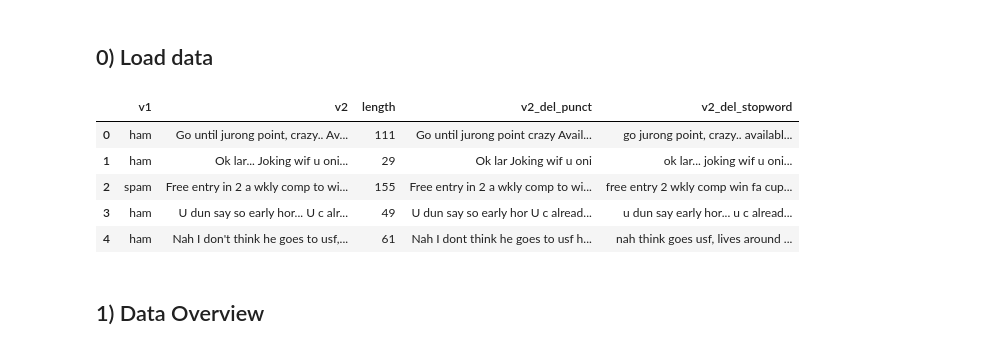
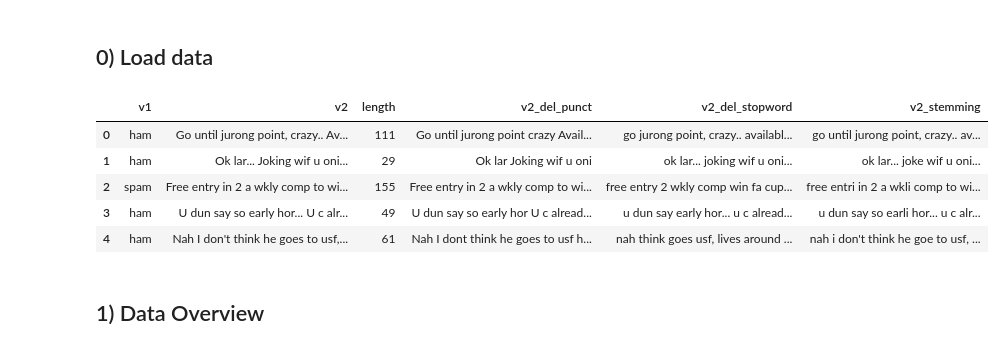
Before and after one commit to yennanliu/Kaggle.com_mini_project, a Jupyter notebook: SMS_spam_dataset/NLP_EDA.ipynb, the cells around one changed output. Cells and saved outputs as stored; diff of their text form; code cells hidden in the pictures.

Commit message:
get stem/vocabulary count.. features

```diff
--- a/SMS_spam_dataset/NLP_EDA.ipynb
+++ b/SMS_spam_dataset/NLP_EDA.ipynb
@@ -50,29 +50,39 @@ def stopwords(text):
     text = [word.lower() for word in text.split() if word.lower() not in sw]
     # joining the list of words with space separator
     return " ".join(text)
+
+
+# create an object of stemming function
+stemmer = SnowballStemmer("english")
+def stemming(text):
+    '''a function which stems each word in the given text'''
+    text = [stemmer.stem(word) for word in text.split()]
+    return " ".join(text)
 # %%
 # LOAD THE DATA
 
 df = pd.read_csv('spam.csv', delimiter=',',encoding='latin-1')
 df = df.loc[:,['v1','v2']]
 
 # get feature
 
 df['length'] = df['v2'].apply(get_sentence_length)
 # remove punctuation
 df['v2_del_punct'] = df['v2'].apply(remove_punctuation)
 # remove stopwords
 df['v2_del_stopword'] = df['v2'].apply(stopwords)
+# get stem
+df['v2_stemming'] = df['v2'].apply(stemming)
 
 
 df.head()
 # %% [output]
-|  | v1 | v2 | length | v2_del_punct | v2_del_stopword |
-| 0 | ham | Go until jurong point, crazy.. Av... | 111 | Go until jurong point crazy Avail... | go jurong point, crazy.. availabl... |
-| 1 | ham | Ok lar... Joking wif u oni... | 29 | Ok lar Joking wif u oni | ok lar... joking wif u oni... |
-| 2 | spam | Free entry in 2 a wkly comp to wi... | 155 | Free entry in 2 a wkly comp to wi... | free entry 2 wkly comp win fa cup... |
-| 3 | ham | U dun say so early hor... U c alr... | 49 | U dun say so early hor U c alread... | u dun say early hor... u c alread... |
-| 4 | ham | Nah I don't think he goes to usf,... | 61 | Nah I dont think he goes to usf h... | nah think goes usf, lives around ... |
+|  | v1 | v2 | length | v2_del_punct | v2_del_stopword | v2_stemming |
+| 0 | ham | Go until jurong point, crazy.. Av... | 111 | Go until jurong point crazy Avail... | go jurong point, crazy.. availabl... | go until jurong point, crazy.. av... |
+| 1 | ham | Ok lar... Joking wif u oni... | 29 | Ok lar Joking wif u oni | ok lar... joking wif u oni... | ok lar... joke wif u oni... |
+| 2 | spam | Free entry in 2 a wkly comp to wi... | 155 | Free entry in 2 a wkly comp to wi... | free entry 2 wkly comp win fa cup... | free entri in 2 a wkli comp to wi... |
+| 3 | ham | U dun say so early hor... U c alr... | 49 | U dun say so early hor U c alread... | u dun say early hor... u c alread... | u dun say so earli hor... u c alr... |
+| 4 | ham | Nah I don't think he goes to usf,... | 61 | Nah I dont think he goes to usf h... | nah think goes usf, lives around ... | nah i don't think he goe to usf, ... |
 # %% [markdown]
 ## 1) Data Overview
 # %%
```
Also changed, not shown: parts of 6 cells of this notebook.
